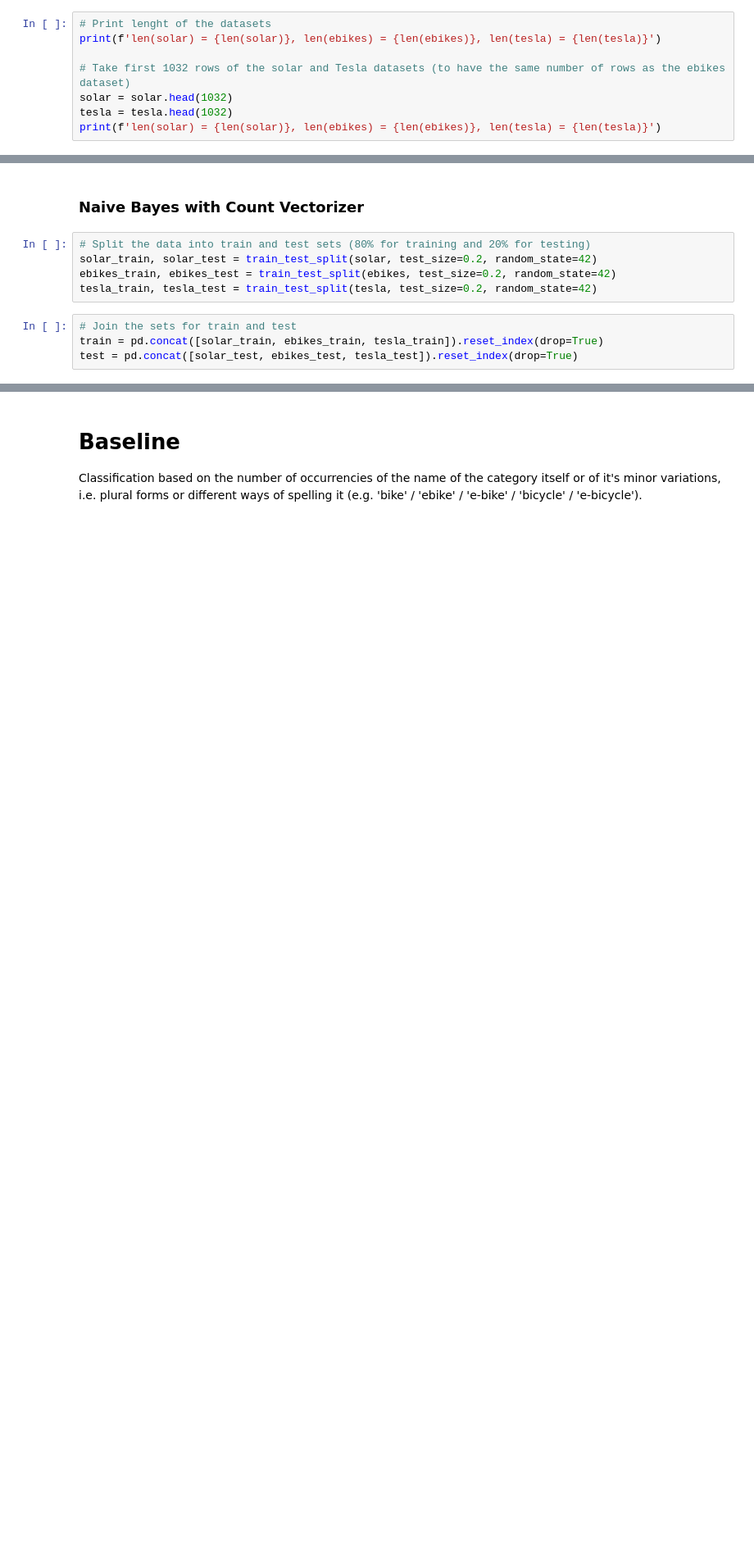
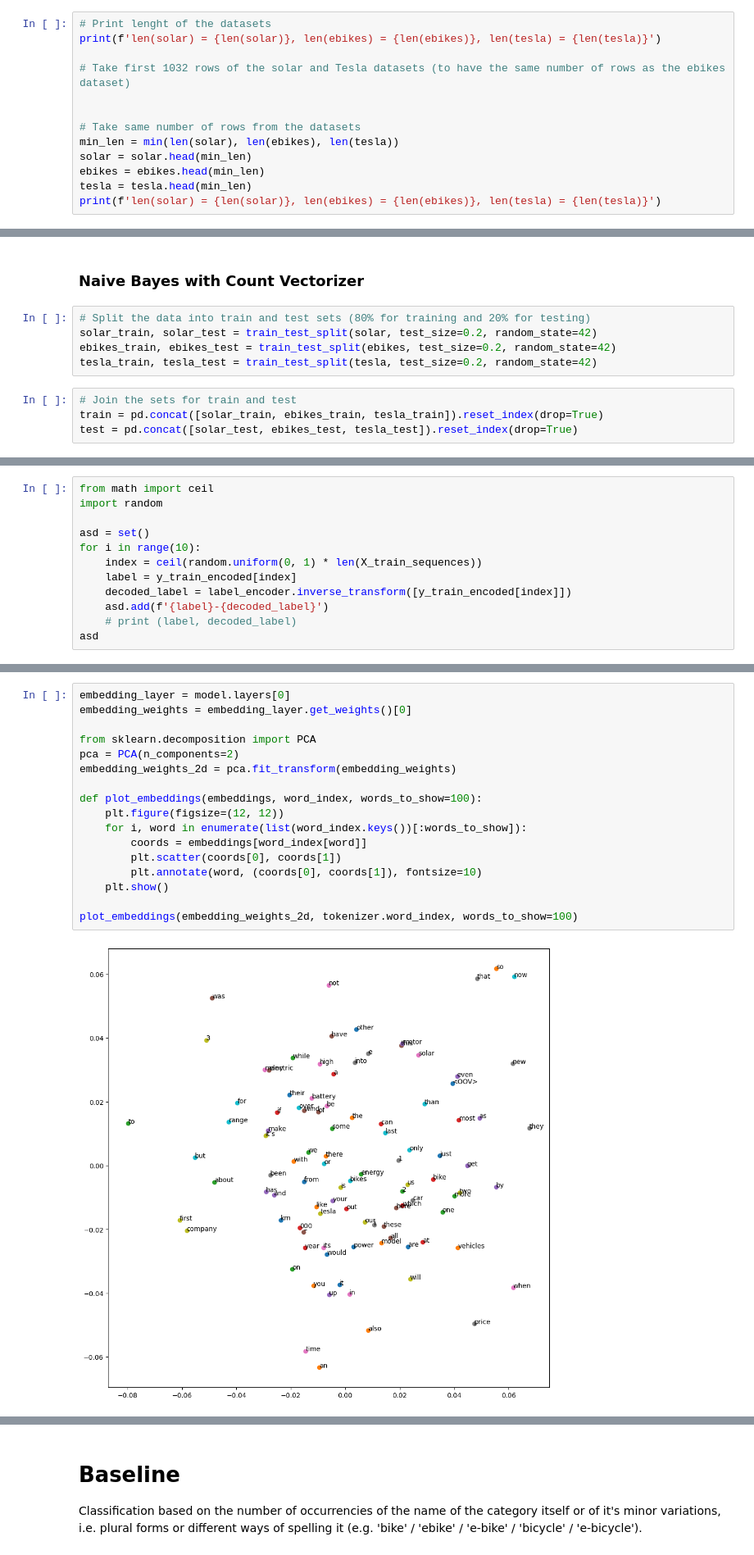
Before and after one commit to MattiaToscanelli/Eletrek-article-classifier, a Jupyter notebook: src/NLP_Classifier.ipynb, the cells around one changed output, grey strips where cells are left out. Shown at 82% size. Cells and saved outputs as stored; diff of their text form; blank space fills up the shorter version.

```diff
--- a/src/NLP_Classifier.ipynb
+++ b/src/NLP_Classifier.ipynb
@@ -41,8 +57,13 @@ tesla['label'] = 'tesla'
 print(f'len(solar) = {len(solar)}, len(ebikes) = {len(ebikes)}, len(tesla) = {len(tesla)}')
 
 # Take first 1032 rows of the solar and Tesla datasets (to have the same number of rows as the ebikes dataset)
-solar = solar.head(1032)
-tesla = tesla.head(1032)
+
+
+# Take same number of rows from the datasets
+min_len = min(len(solar), len(ebikes), len(tesla))
+solar = solar.head(min_len)
+ebikes = ebikes.head(min_len)
+tesla = tesla.head(min_len)
 print(f'len(solar) = {len(solar)}, len(ebikes) = {len(ebikes)}, len(tesla) = {len(tesla)}')
 # %% [output]
 len(solar) = 1204, len(ebikes) = 1032, len(tesla) = 1202
@@ -93,0 +354,12 @@ weighted avg       0.99      0.99      0.99       621
+# %%
+from math import ceil
+import random
+
+asd = set()
+for i in range(10):
+    index = ceil(random.uniform(0, 1) * len(X_train_sequences))
+    label = y_train_encoded[index]
+    decoded_label = label_encoder.inverse_transform([y_train_encoded[index]])
+    asd.add(f'{label}-{decoded_label}')
+    # print (label, decoded_label)
+asd
@@ -93,0 +510,19 @@ weighted avg       0.99      0.99      0.99       621
+# %%
+embedding_layer = model.layers[0]
+embedding_weights = embedding_layer.get_weights()[0]
+
+from sklearn.decomposition import PCA
+pca = PCA(n_components=2)
+embedding_weights_2d = pca.fit_transform(embedding_weights)
+
+def plot_embeddings(embeddings, word_index, words_to_show=100):
+    plt.figure(figsize=(12, 12))
+    for i, word in enumerate(list(word_index.keys())[:words_to_show]):
+        coords = embeddings[word_index[word]]
+        plt.scatter(coords[0], coords[1])
+        plt.annotate(word, (coords[0], coords[1]), fontsize=10)
+    plt.show()
+
+plot_embeddings(embedding_weights_2d, tokenizer.word_index, words_to_show=100)
+# %% [output]
+[figure, added]
```
Also changed, not shown: parts of 21 cells of this notebook.
